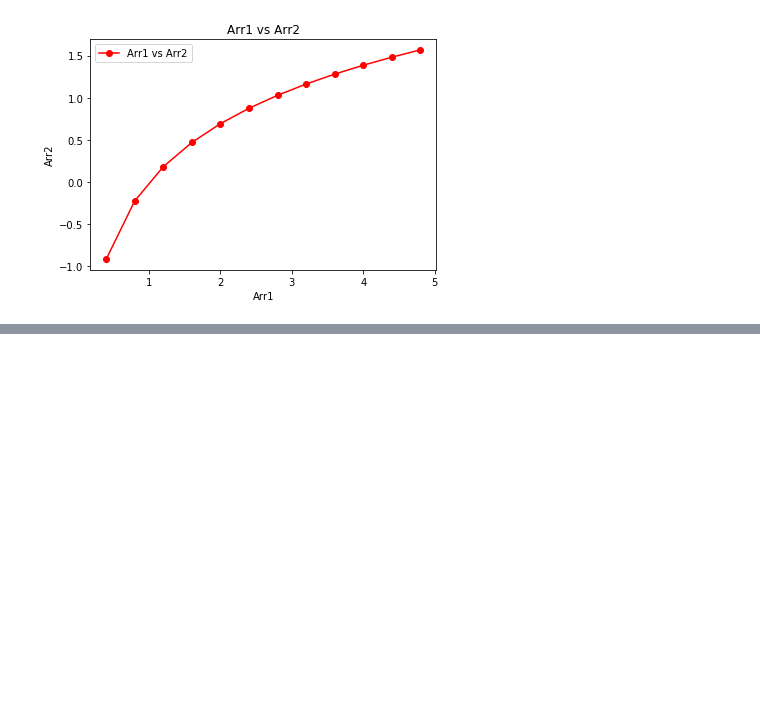
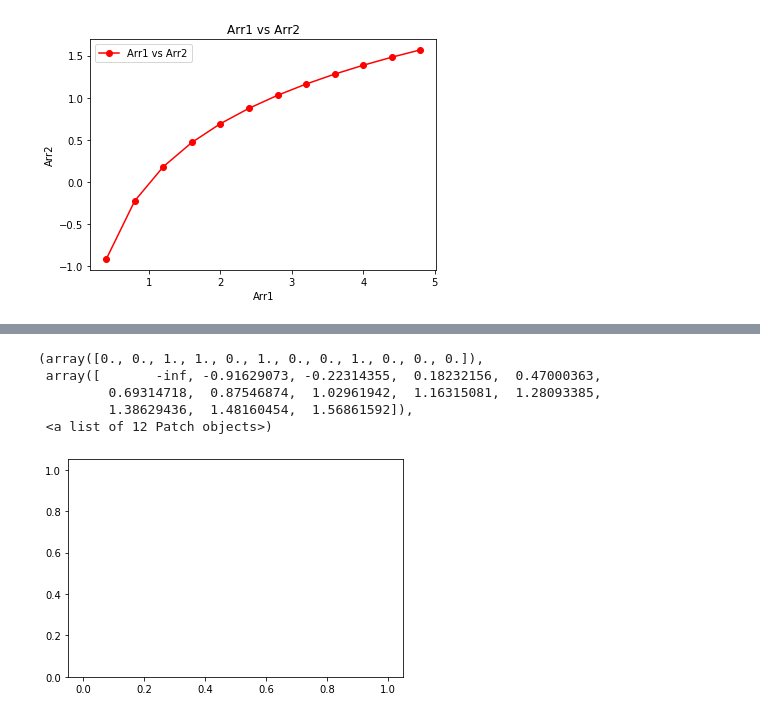
Before and after one commit to melwinmpk/python_datascience, a Jupyter notebook: Matplotlib.ipynb, the cells around one changed output, grey strips where cells are left out. Cells and saved outputs as stored; diff of their text form; code cells hidden in the pictures; blank space fills up the shorter version.

```diff
--- a/Matplotlib.ipynb
+++ b/Matplotlib.ipynb
@@ -139,0 +168,9 @@ ax2.legend()
+# %%
+plt.hist(arr1,arr2)
+# %% [output]
+(array([0., 0., 1., 1., 0., 1., 0., 0., 1., 0., 0., 0.]),
+ array([       -inf, -0.91629073, -0.22314355,  0.18232156,  0.47000363,
+         0.69314718,  0.87546874,  1.02961942,  1.16315081,  1.28093385,
+         1.38629436,  1.48160454,  1.56861592]),
+ <a list of 12 Patch objects>)
+[figure, added]
```
Also changed, not shown: parts of 3 cells of this notebook, 4 other files.
